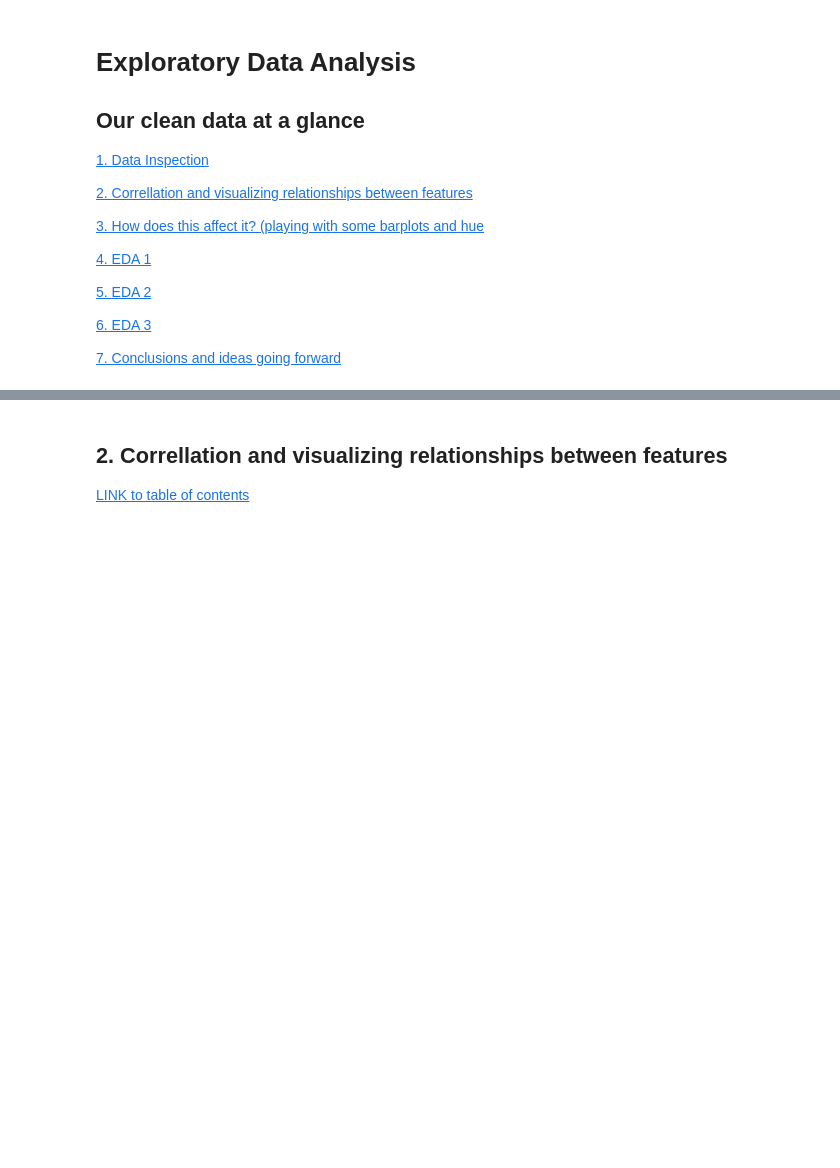
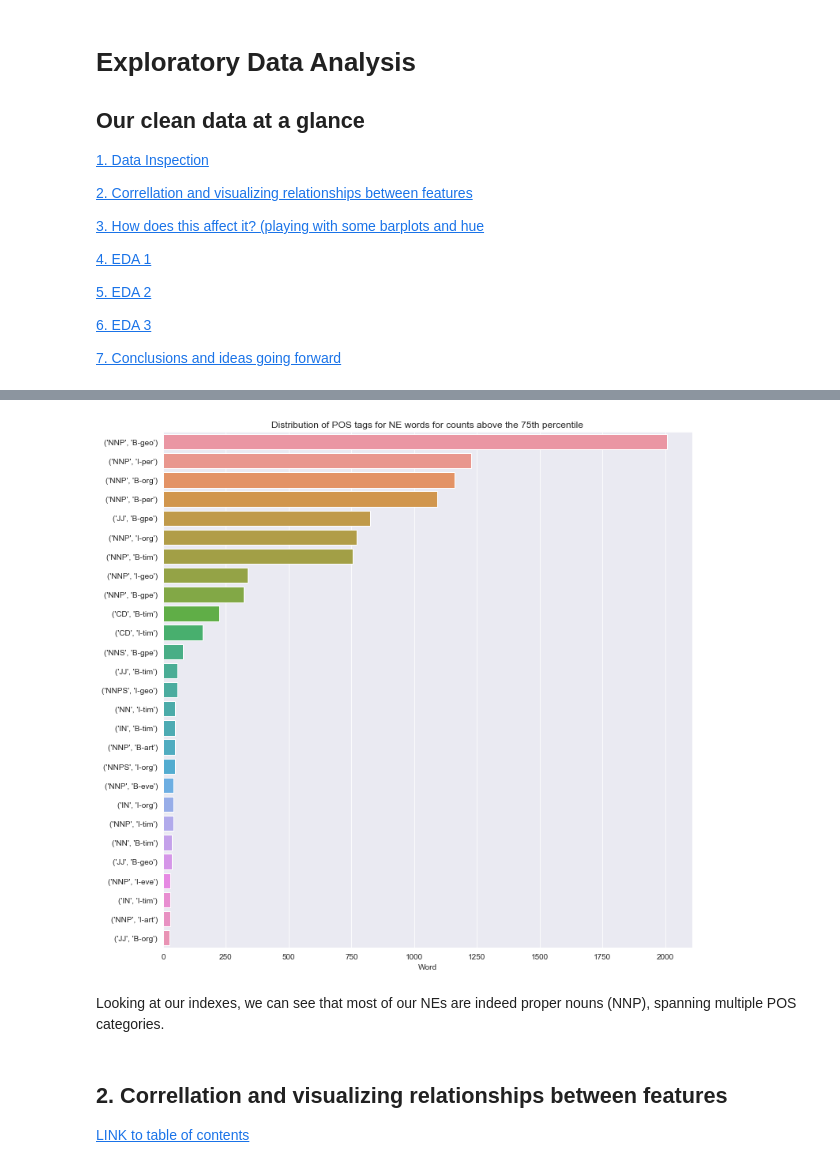
Before and after one commit to Ioana-P/Named_Entity_Recog_project, a Jupyter notebook: 3. EDA.ipynb, the cells around one changed output, grey strips where cells are left out. Saved outputs shown, nothing was run; the diff lists cells and outputs as text; code cells hidden in the pictures; blank space fills up the shorter version.

```diff
--- a/3. EDA.ipynb
+++ b/3. EDA.ipynb
@@ -74,3 +129,16 @@ warnings.filterwarnings('ignore')
+# %%
+NE_breakdown = df.loc[df.Tag!='O'].groupby(by=['POS', 'Tag']).count().sort_values(by='Word', ascending=False)
+NE_breakdown.describe()
+
+NE_breakdown_trim = NE_breakdown.loc[NE_breakdown.Word>NE_breakdown.Word.quantile(.75)]
+
+plt.figure(figsize=(12,12))
+plt.title('Distribution of POS tags for NE words for counts above the 75th percentile')
+sns.barplot(y = NE_breakdown_trim.index, x= NE_breakdown_trim.Word, data = NE_breakdown_trim,);
+# %% [output]
+[figure, added]
+# %% [markdown]
+Looking at our indexes, we can see that most of our NEs are indeed proper nouns (NNP), spanning multiple POS categories.
 # %% [markdown]
 <a id=corr ><a/>
 
```
Also changed, not shown: parts of 7 cells of this notebook, 1 other file.
